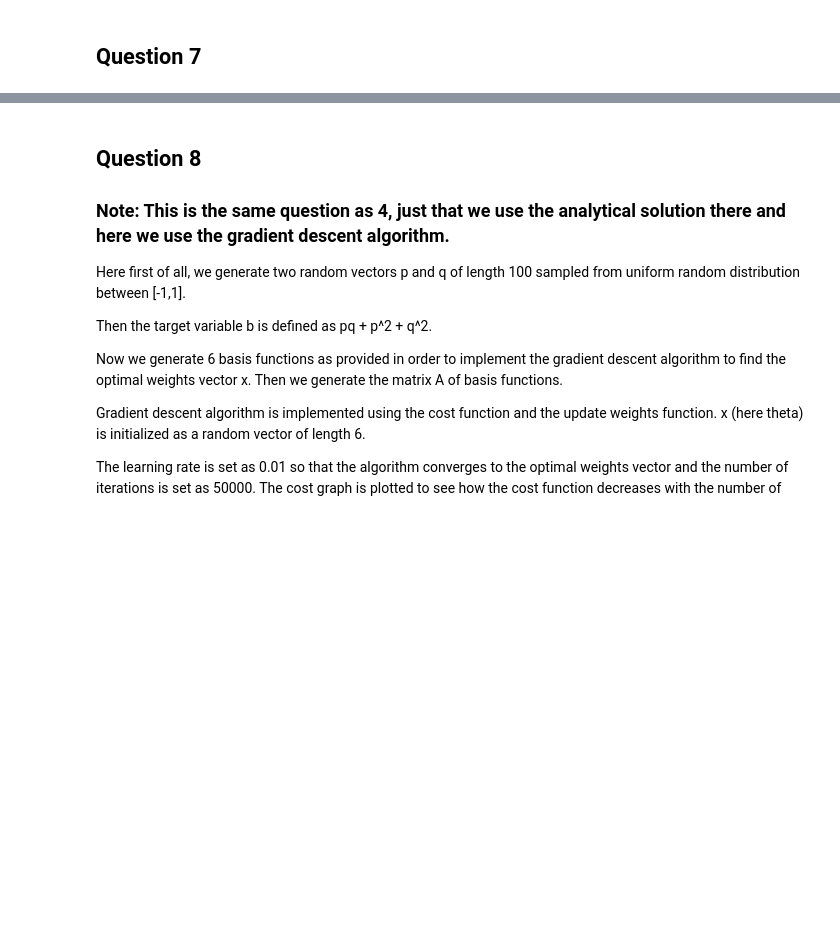
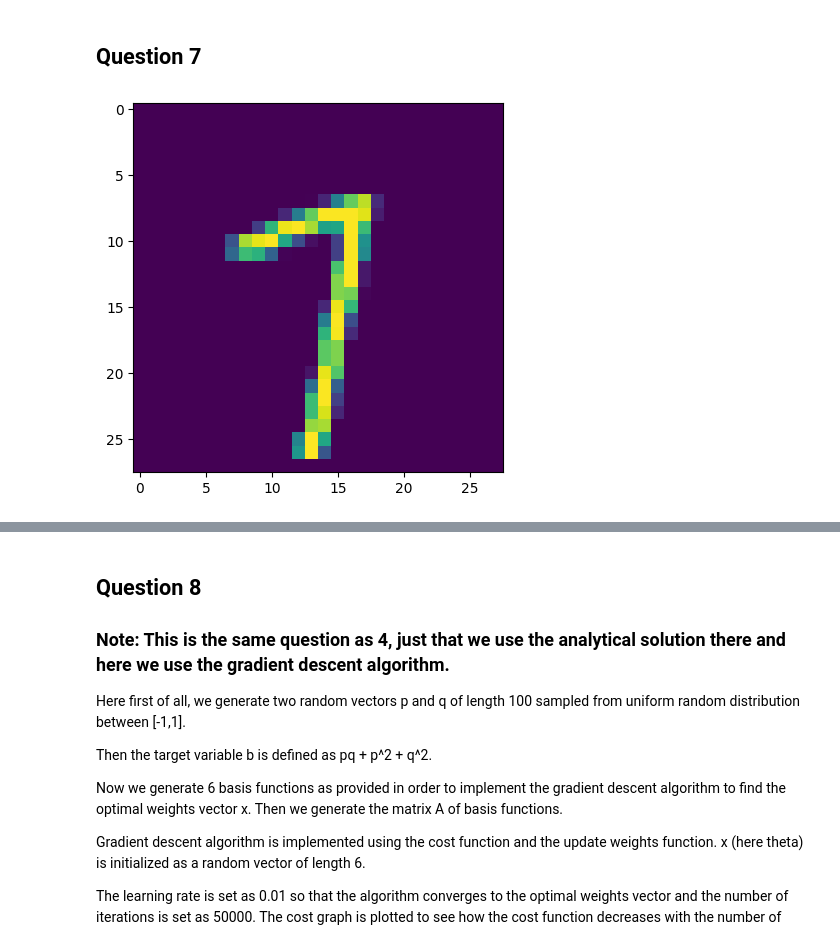
Before and after one commit to Baron105/ML-Assignments, a Jupyter notebook: AI61003/Assignment/final.ipynb, the cells around one changed output, grey strips where cells are left out. Saved outputs shown, nothing was run; the diff lists cells and outputs as text; code cells hidden in the pictures; blank space fills up the shorter version.

```diff
--- a/AI61003/Assignment/final.ipynb
+++ b/AI61003/Assignment/final.ipynb
@@ -662,3 +663,10 @@ Weights: [-0.48031652  0.79451371  0.0741064   0.00317865 -0.04130348  0.0809234
 Predicted value for the next day: 1093.2953728795715
 # %% [markdown]
 ## Question 7
+# %%
+# get the image from MNIST dataset
+image = np.array(mnist_data_train.data[42])
+plt.imshow(image)
+flat_image = image.flatten()
+# %% [output]
+[figure, added]
```
Also changed, not shown: parts of 21 cells of this notebook.
